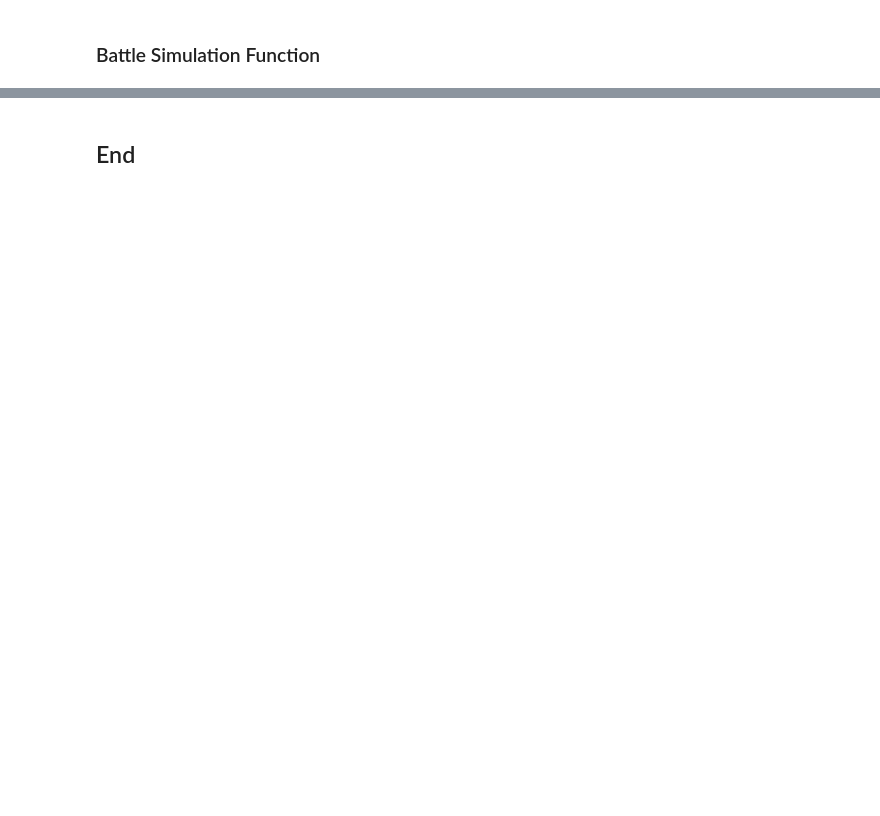
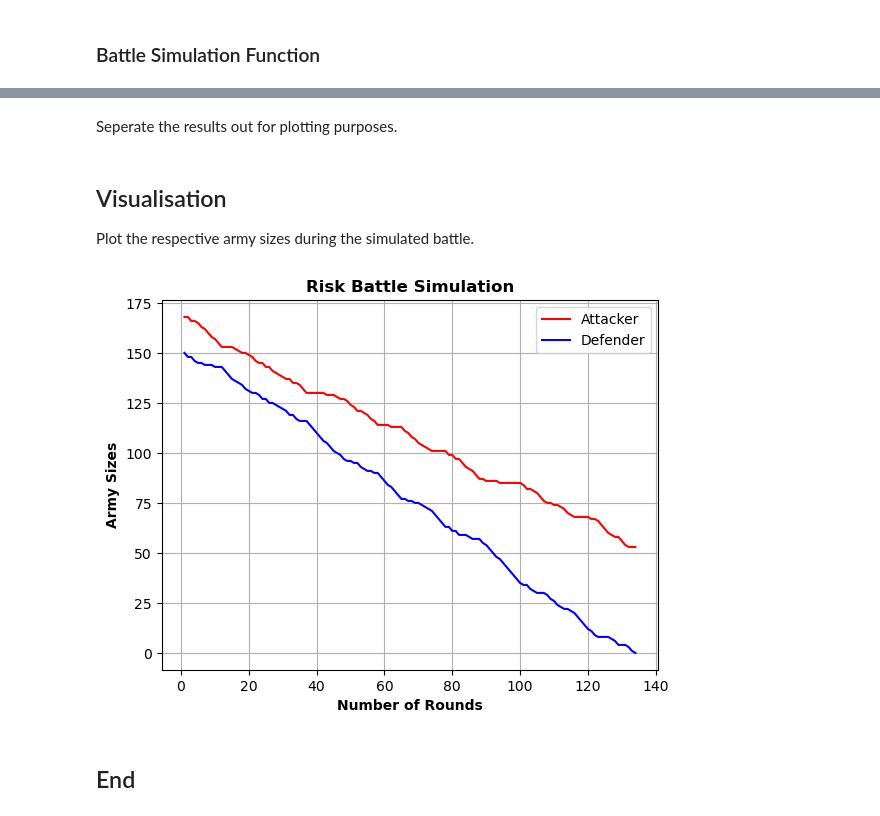
Before and after one commit to fdennehy/pfda-assignments, a Jupyter notebook: assignment_5_risk.ipynb, the cells around one changed output, grey strips where cells are left out. Drawn from its saved outputs; the diff is of its cells as text; code cells hidden in the pictures; blank space fills up the shorter version.

```diff
--- a/assignment_5_risk.ipynb
+++ b/assignment_5_risk.ipynb
@@ -194,2 +196,5 @@ array([6, 5, 3, 3, 3, 2, 1], dtype=int64)
 # %% [markdown]
 ### Battle Simulation Function ###
+# %%
+# Create empty list, which will be used to log results (tuples) of the battle.
+results = []
@@ -196,2 +257,40 @@ array([6, 5, 3, 3, 3, 2, 1], dtype=int64)
+# %% [markdown]
+Seperate the results out for plotting purposes.
+# %%
+# Create list of rounds from the results list of tuples, using range function
+# https://artofproblemsolving.com/wiki/index.php/Range_function
+rounds = range(1, len(results) + 1)
+
+# Create two additional lists using List Comprehension, using indexing to access attacker/defender from the results list of tuples.
+# https://www.w3schools.com/python/python_lists_comprehension.asp
+attacker = [result[0] for result in results]
+defender = [result[1] for result in results]
+# %% [markdown]
+## Visualisation ##
+
+Plot the respective army sizes during the simulated battle.
+# %%
+# Plot the Results
+plt.style.use('seaborn-v0_8-pastel')
+
+# plot figure and axes
+fig, ax = plt.subplots()
+
+# Title.
+ax.set_title('Risk Battle Simulation', weight='bold')
+
+# Axis labels.
+ax.set_xlabel('Number of Rounds', weight='bold')
+ax.set_ylabel('Army Sizes', weight ='bold')
+
+# Plot the results
+ax.plot(rounds, attacker, label="Attacker", color='red')
+ax.plot(rounds, defender, label="Defender", color='blue')
+
+# Add legend
+ax.legend(loc = 'upper right')
+ax.grid(True)
+# %% [output]
+[figure, added]
 # %% [markdown]
 ## End ##
```
Also changed, not shown: parts of 13 cells of this notebook, 7 other files.
